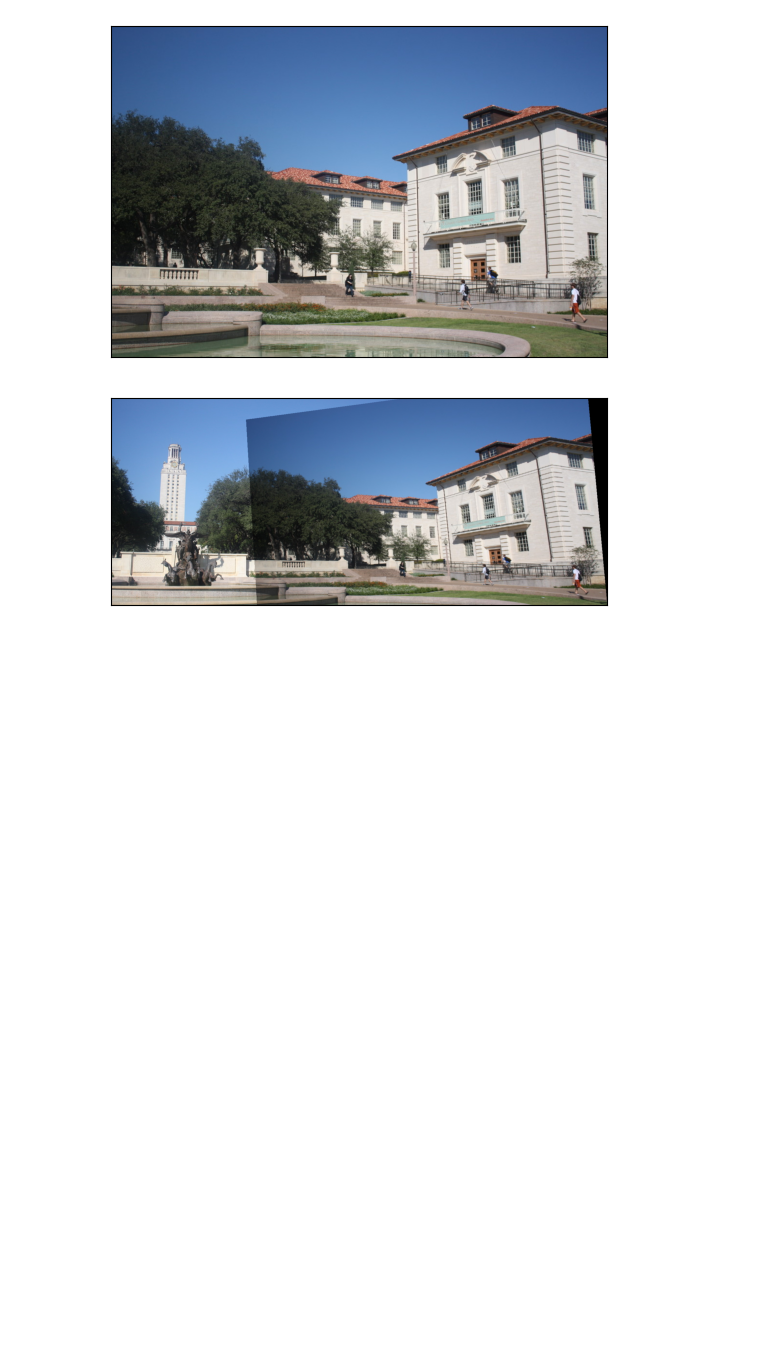
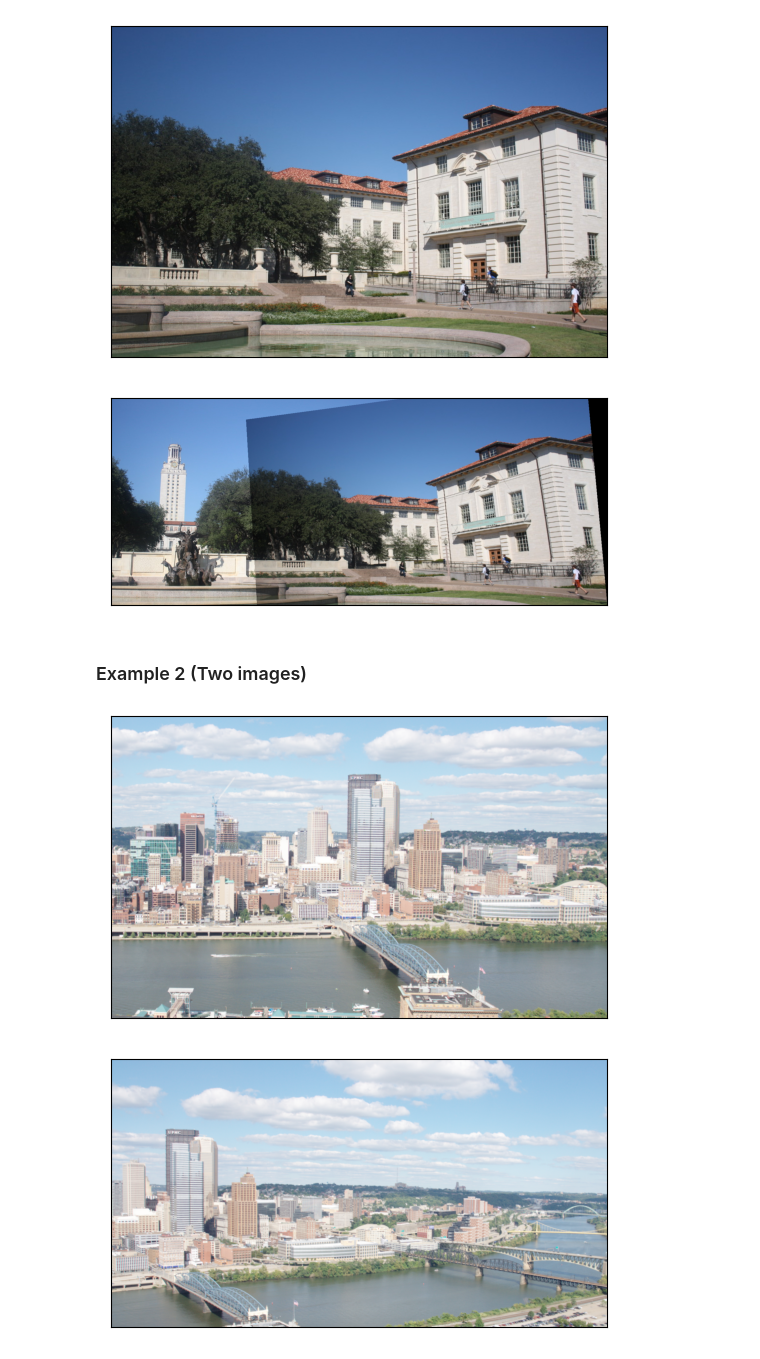
Before and after one commit to mohamed-zayton/Image-Warping-and-Homographies-Applications, a Jupyter notebook: Image Mosaics/image_mosaics.ipynb, the cells around one changed output. Saved outputs shown, nothing was run; the diff lists cells and outputs as text; code cells hidden in the pictures; blank space fills up the shorter version.

Commit message:
Added example 2 in image_mosaics

```diff
--- a/Image Mosaics/image_mosaics.ipynb
+++ b/Image Mosaics/image_mosaics.ipynb
@@ -48,3 +48,14 @@ merged_img = merge_two_images(query_img, train_img)
 show_image(merged_img)
 # %% [output]
 [figure]
+# %% [markdown]
+### Example 2 (Two images)
+# %%
+query_img = cv2.imread('img\example2-1.png')
+train_img = cv2.imread('img\example2-2.png')
+# %%
+show_image(query_img)
+show_image(train_img)
+# %% [output]
+[figure, added]
+[figure, added]
```
Also changed, not shown: parts of 1 cell of this notebook, 2 other files.
